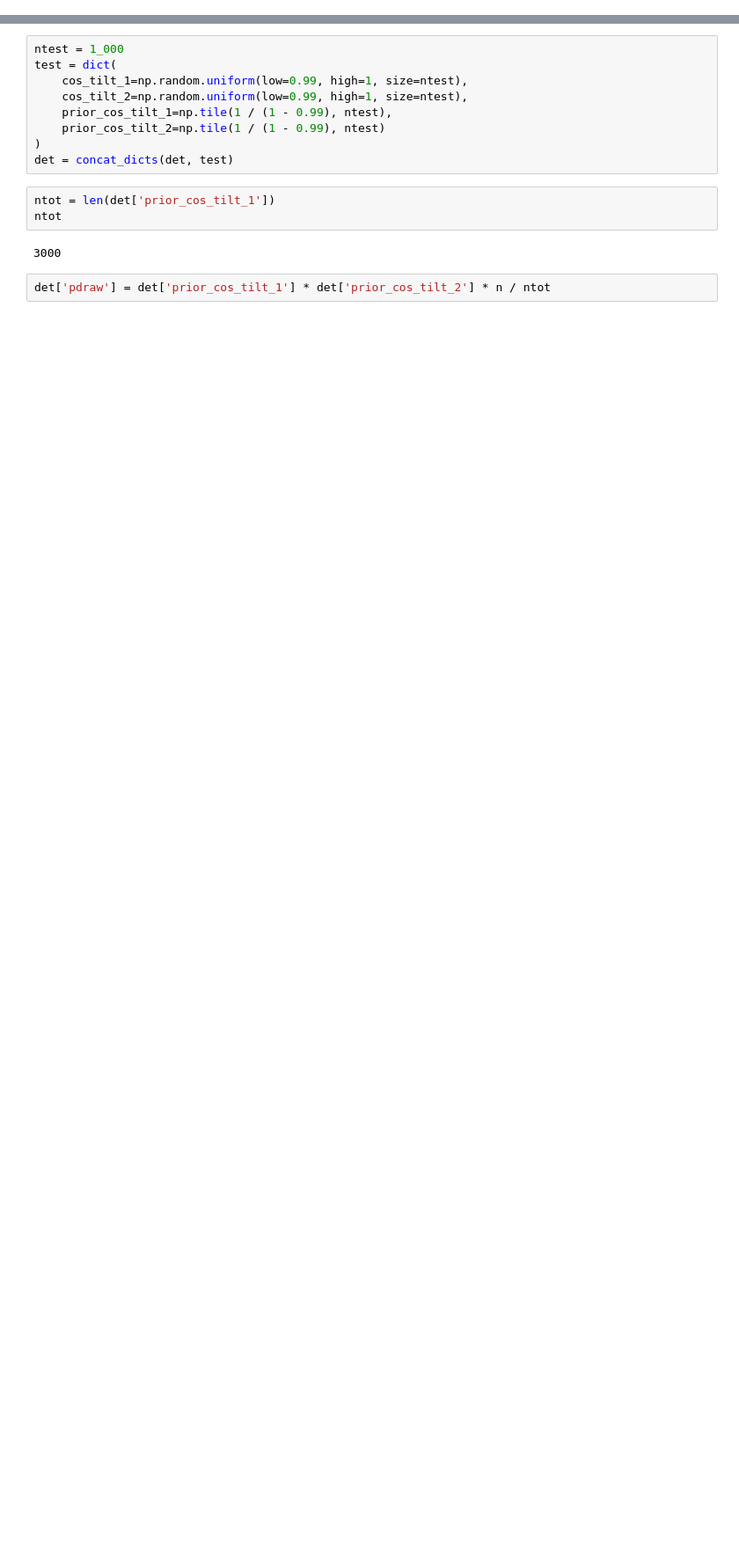
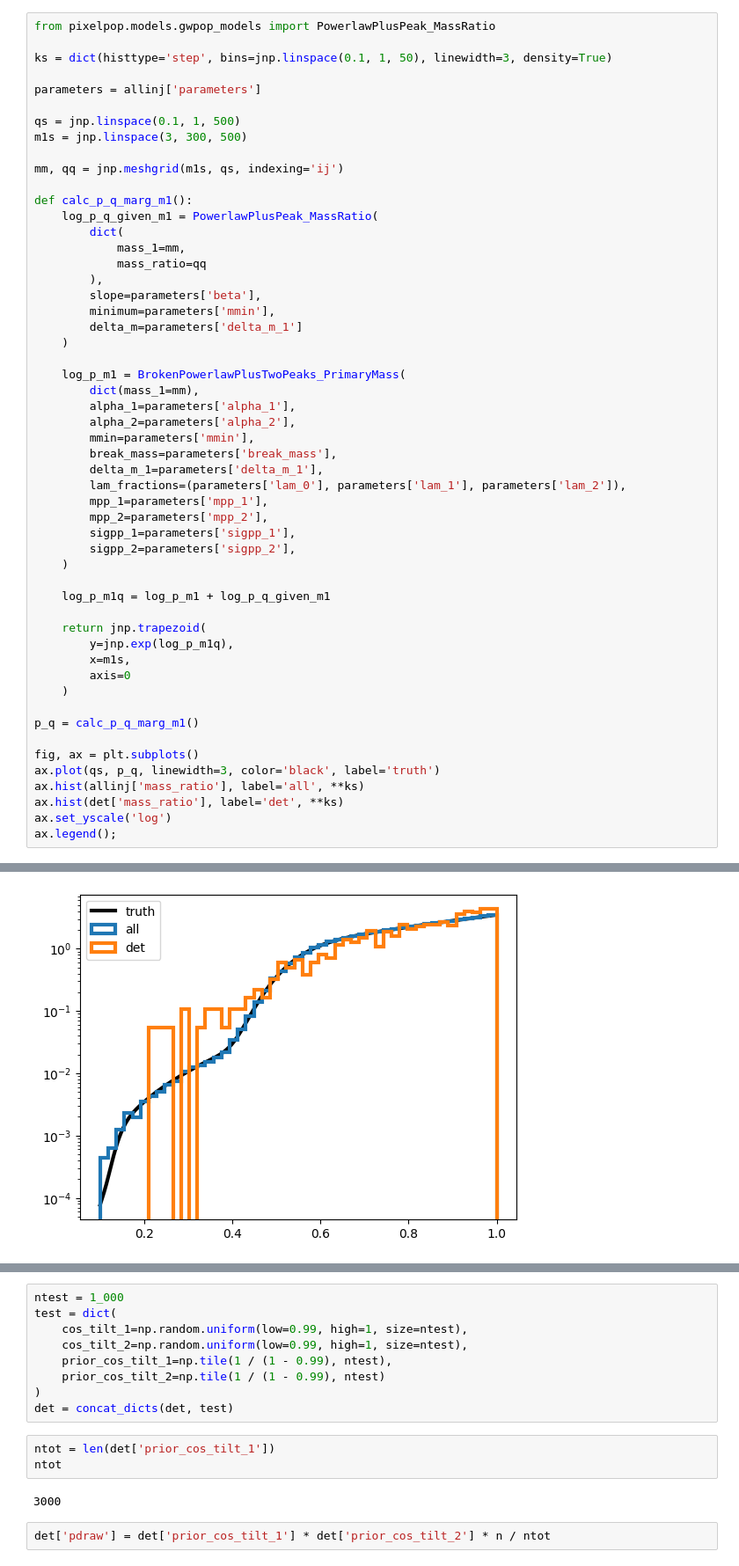
Before and after one commit to noahewolfe/tilts-and-kicks, a Jupyter notebook: code/03-reweighting-efficiency.ipynb, the cells around one changed output, grey strips where cells are left out. Shown at 88% size. Cells and saved outputs as stored; diff of their text form; blank space fills up the shorter version.

```diff
--- a/code/03-reweighting-efficiency.ipynb
+++ b/code/03-reweighting-efficiency.ipynb
@@ -14,0 +55,54 @@ from util import concat_dicts
+# %%
+from pixelpop.models.gwpop_models import PowerlawPlusPeak_MassRatio
+
+ks = dict(histtype='step', bins=jnp.linspace(0.1, 1, 50), linewidth=3, density=True)
+
+parameters = allinj['parameters']
+
+qs = jnp.linspace(0.1, 1, 500)
+m1s = jnp.linspace(3, 300, 500)
+
+mm, qq = jnp.meshgrid(m1s, qs, indexing='ij')
+
+def calc_p_q_marg_m1():
+    log_p_q_given_m1 = PowerlawPlusPeak_MassRatio(
+        dict(
+            mass_1=mm,
+            mass_ratio=qq
+        ),
+        slope=parameters['beta'],
+        minimum=parameters['mmin'],
+        delta_m=parameters['delta_m_1']
+    )
+
+    log_p_m1 = BrokenPowerlawPlusTwoPeaks_PrimaryMass(
+        dict(mass_1=mm),
+        alpha_1=parameters['alpha_1'],
+        alpha_2=parameters['alpha_2'],
+        mmin=parameters['mmin'],
+        break_mass=parameters['break_mass'],
+        delta_m_1=parameters['delta_m_1'],
+        lam_fractions=(parameters['lam_0'], parameters['lam_1'], parameters['lam_2']),
+        mpp_1=parameters['mpp_1'],
+        mpp_2=parameters['mpp_2'],
+        sigpp_1=parameters['sigpp_1'],
+        sigpp_2=parameters['sigpp_2'],
+    )
+
+    log_p_m1q = log_p_m1 + log_p_q_given_m1
+
+    return jnp.trapezoid(
+        y=jnp.exp(log_p_m1q),
+        x=m1s,
+        axis=0
+    )
+
+p_q = calc_p_q_marg_m1()
+
+fig, ax = plt.subplots()
+ax.plot(qs, p_q, linewidth=3, color='black', label='truth')
+ax.hist(allinj['mass_ratio'], label='all', **ks)
+ax.hist(det['mass_ratio'], label='det', **ks)
+ax.set_yscale('log')
+ax.legend();
+# %% [output]
@@ -14,0 +110 @@ from util import concat_dicts
+[figure, added]
```
Also changed, not shown: parts of 12 cells of this notebook.
